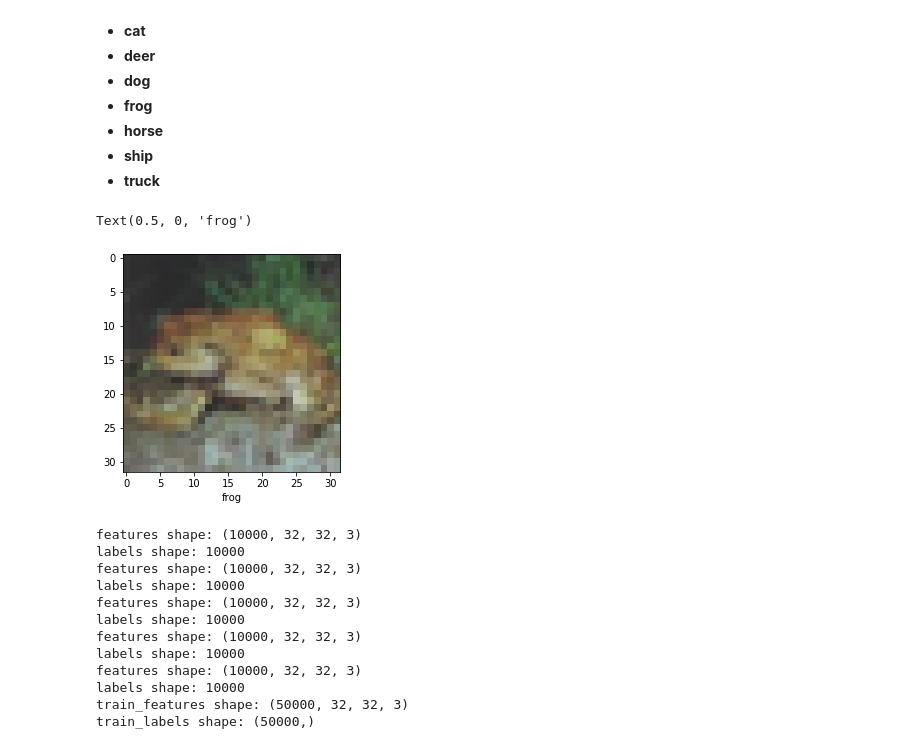
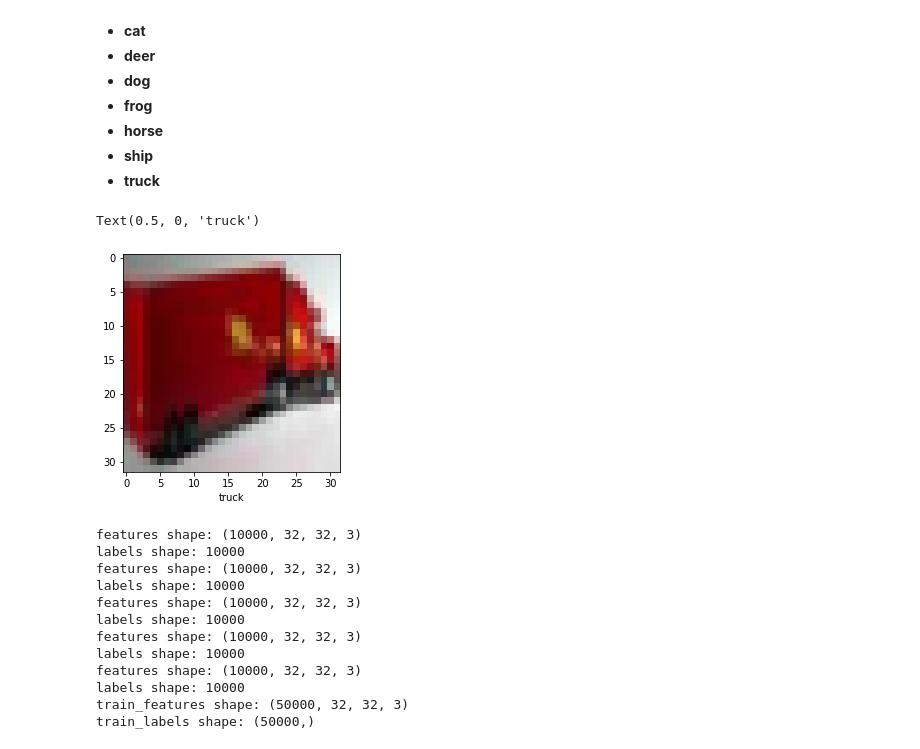
Before and after one commit to ch00226855/CMP414-765_Spring2020, a Jupyter notebook: Week12_ImageClassification.ipynb, the cells around one changed output. Drawn from its saved outputs; the diff is of its cells as text; code cells hidden in the pictures.

```diff
--- a/Week12_ImageClassification.ipynb
+++ b/Week12_ImageClassification.ipynb
@@ -214,15 +185,15 @@ The label data is just a list of 10000 numbers in the range 0-9, which correspon
 * **truck**
 # %%
 # Show a sample image
-sample_id = 243
+sample_id = 4321
 plt.imshow(features[sample_id])
 label_names = ['airplane', 'automobile', 'bird',
             'cat', 'deer', 'dog', 'frog',
             'horse', 'ship', 'truck']
 plt.xlabel(label_names[labels[sample_id]])
 # %% [output]
-Text(0.5, 0, 'frog')
+Text(0.5, 0, 'truck')
-[figure, old version]
+[figure, new version]
 # %%
 # Load all images from batch 1-5
 train_features = np.empty([0, 32, 32, 3], dtype=np.uint8)
```
Also changed, not shown: parts of 18 cells of this notebook.
